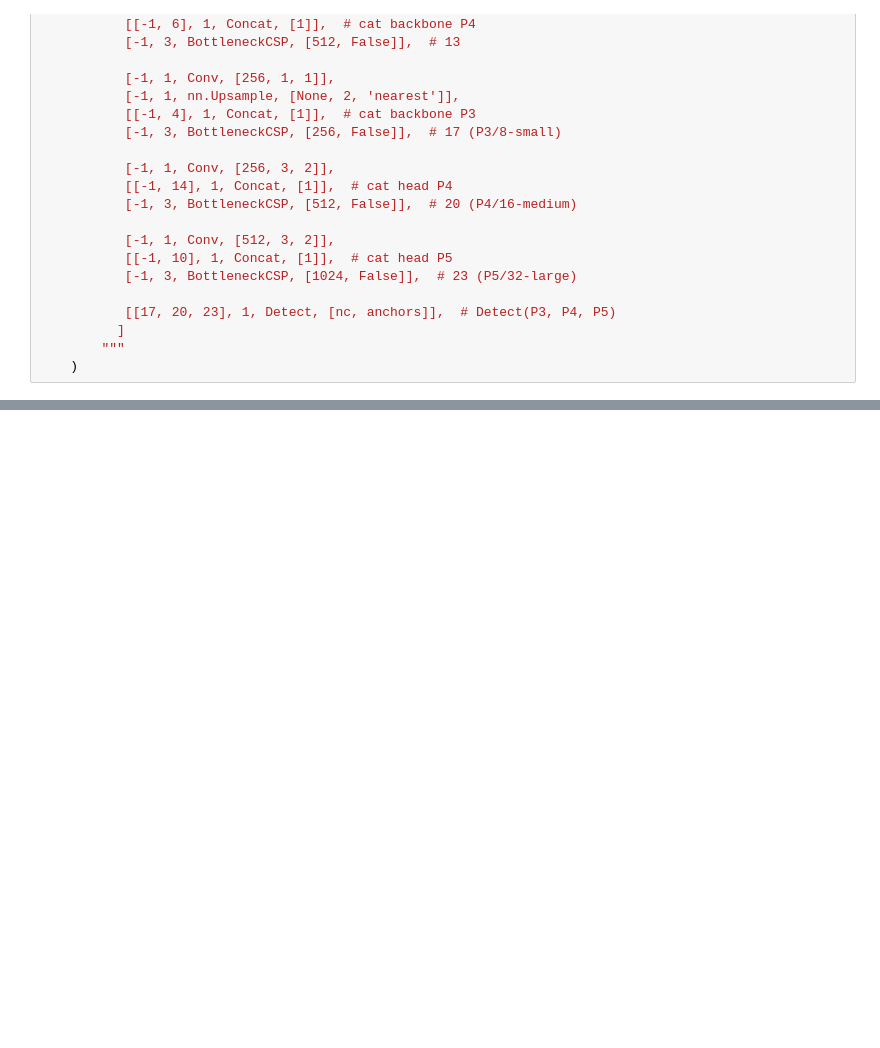
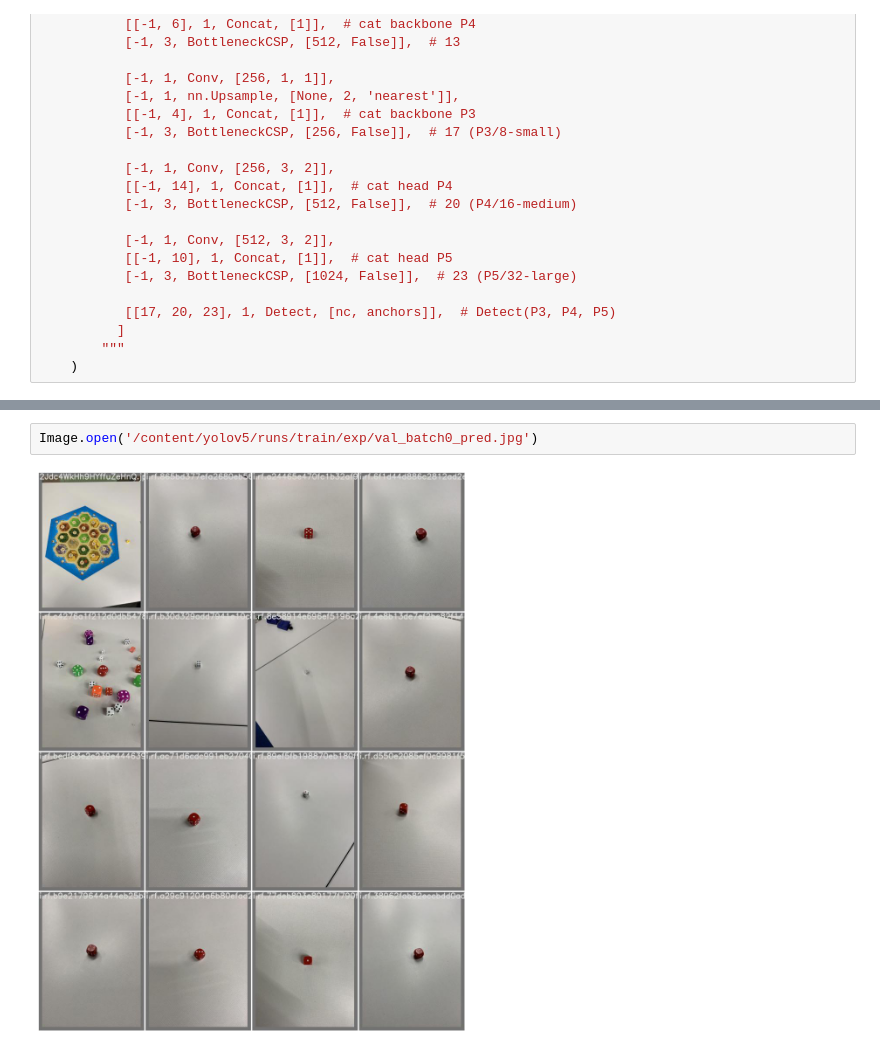
Before and after one commit to fudw/dice-detection-for-board-games, a Jupyter notebook: dice_detection_yolov5_pytorch.ipynb, the cells around one changed output, grey strips where cells are left out. Drawn from its saved outputs; the diff is of its cells as text; blank space fills up the shorter version.

```diff
--- a/dice_detection_yolov5_pytorch.ipynb
+++ b/dice_detection_yolov5_pytorch.ipynb
@@ -409,0 +456,4 @@ with open("new_data.yaml", 'w') as file:
+# %%
+Image.open('/content/yolov5/runs/train/exp/val_batch0_pred.jpg')
+# %% [output]
+[figure, added]
```
Also changed, not shown: parts of 9 cells of this notebook.
